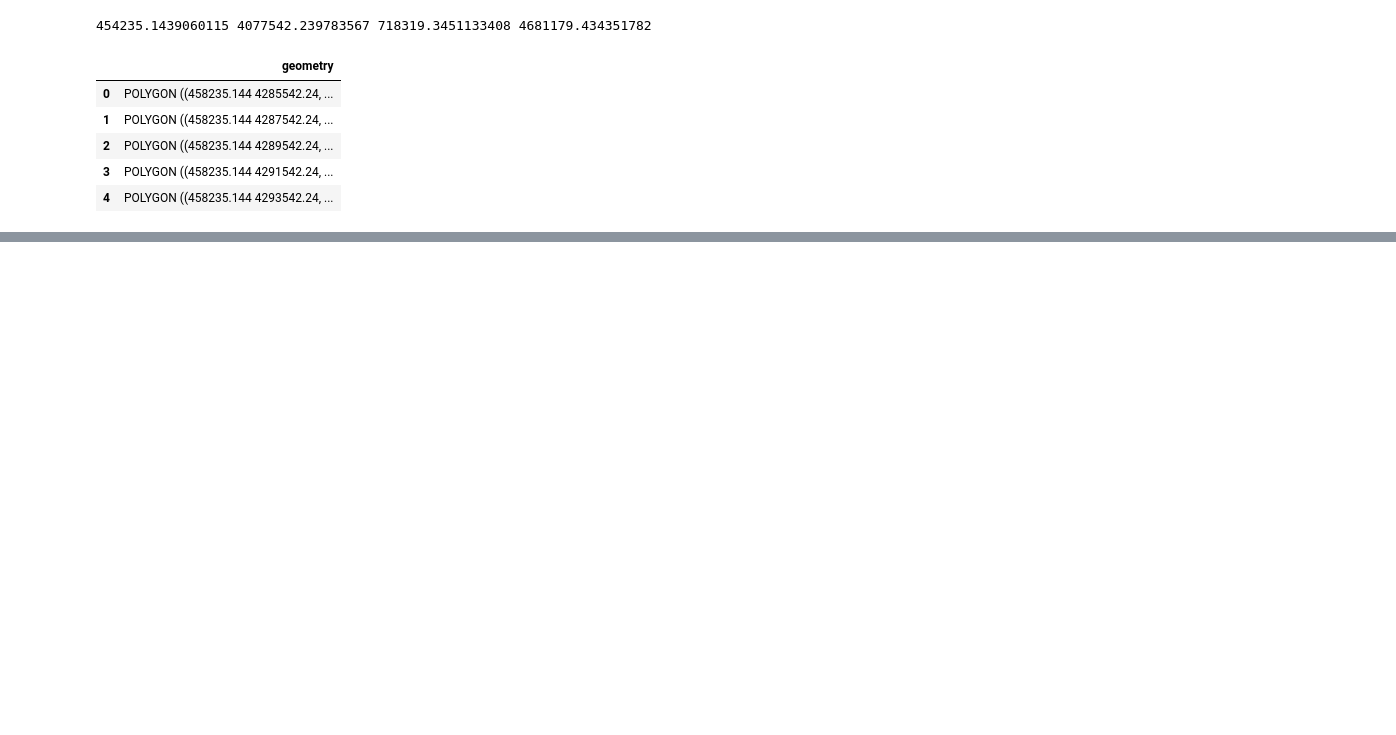
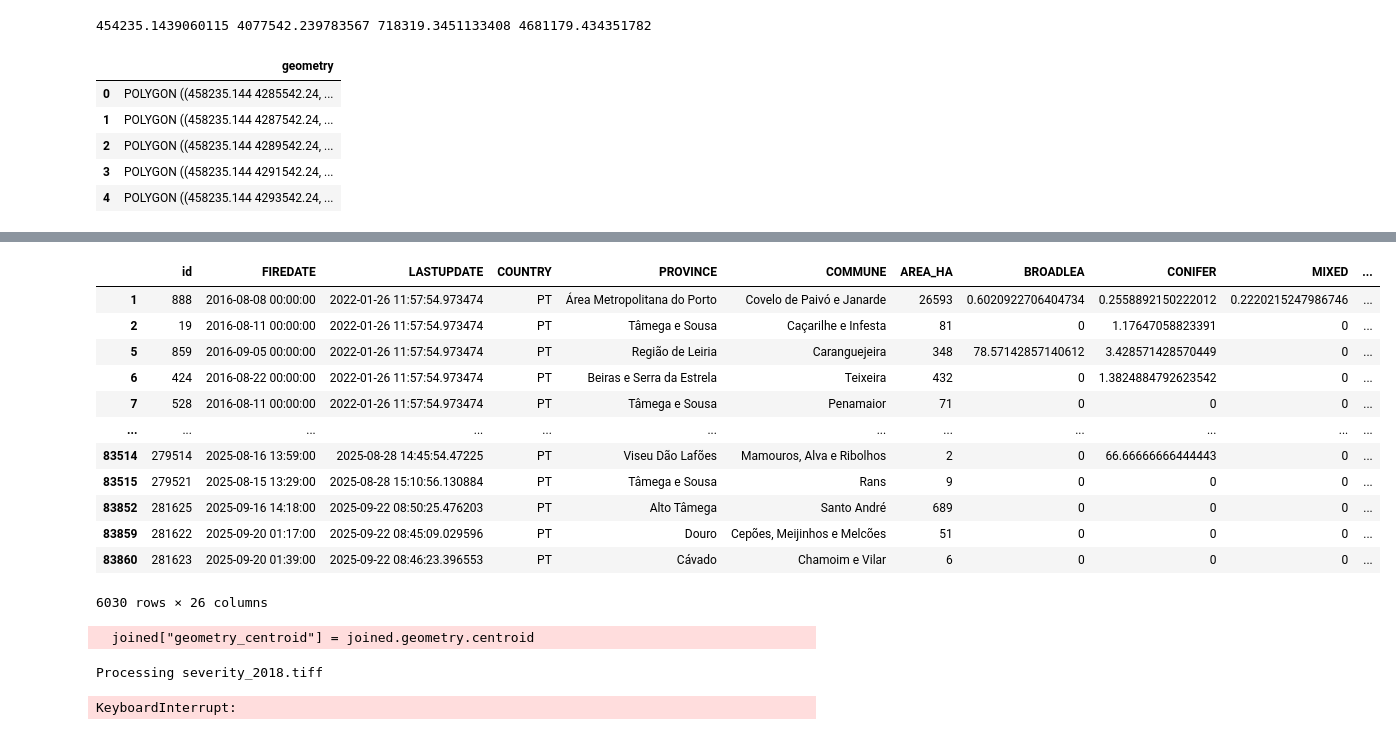
Before and after one commit to selinceydeli/Full-Graph_Wildfire_Prediction, a Jupyter notebook: prep_data.ipynb, the cells around one changed output, grey strips where cells are left out. Drawn from its saved outputs; the diff is of its cells as text; code cells hidden in the pictures; blank space fills up the shorter version.

```diff
--- a/prep_data.ipynb
+++ b/prep_data.ipynb
@@ -93,0 +141,5 @@ fire_data = fire_data.to_crs(coord_ref_sys)
+# %%
+# fires_with_centroids["centroid_x"] = fire_data["GEOMETRY"]
+fire_data["centroid_x_fire"] = fire_data['geometry'].apply(lambda x: x.centroid.x)
+fire_data["centroid_y_fire"] = fire_data['geometry'].apply(lambda y: y.centroid.y)
+fire_data.head()
@@ -93,0 +154,60 @@ fire_data = fire_data.to_crs(coord_ref_sys)
+# %%
+fire_data = fire_data.to_crs(grid_gdf.crs)
+fire_data['geometry'] = fire_data.geometry.centroid
+joined = gpd.sjoin(fire_data, grid_gdf, how="right", predicate="within")
+fire_centroids = fire_data.copy()
+fire_centroids['geometry'] = fire_centroids.geometry.centroid
+
+# Perform spatial join: fire centroid within grid polygons - Faster than iterating over each centroid - https://www.youtube.com/watch?v=y85IKthrV-s
+# We join POINT with POLYGON
+
+joined = gpd.sjoin(fire_centroids, grid_gdf, how="left", predicate="within")
+
+joined['has_fire'] = ~joined['index_right'].isna()
+joined
+# %% [output]
+|  | id | FIREDATE | LASTUPDATE | COUNTRY | PROVINCE | COMMUNE | AREA_HA | BROADLEA | CONIFER | MIXED | ... |
+| 1 | 888 | 2016-08-08 00:00:00 | 2022-01-26 11:57:54.973474 | PT | Área Metropolitana do Porto | Covelo de Paivó e Janarde | 26593 | 0.6020922706404734 | 0.2558892150222012 | 0.2220215247986746 | ... |
+| 2 | 19 | 2016-08-11 00:00:00 | 2022-01-26 11:57:54.973474 | PT | Tâmega e Sousa | Caçarilhe e Infesta | 81 | 0 | 1.17647058823391 | 0 | ... |
+| 5 | 859 | 2016-09-05 00:00:00 | 2022-01-26 11:57:54.973474 | PT | Região de Leiria | Caranguejeira | 348 | 78.57142857140612 | 3.428571428570449 | 0 | ... |
+| 6 | 424 | 2016-08-22 00:00:00 | 2022-01-26 11:57:54.973474 | PT | Beiras e Serra da Estrela | Teixeira | 432 | 0 | 1.3824884792623542 | 0 | ... |
+| 7 | 528 | 2016-08-11 00:00:00 | 2022-01-26 11:57:54.973474 | PT | Tâmega e Sousa | Penamaior | 71 | 0 | 0 | 0 | ... |
+| ... | ... | ... | ... | ... | ... | ... | ... | ... | ... | ... | ... |
+| 83514 | 279514 | 2025-08-16 13:59:00 | 2025-08-28 14:45:54.47225 | PT | Viseu Dão Lafões | Mamouros, Alva e Ribolhos | 2 | 0 | 66.66666666444443 | 0 | ... |
+| 83515 | 279521 | 2025-08-15 13:29:00 | 2025-08-28 15:10:56.130884 | PT | Tâmega e Sousa | Rans | 9 | 0 | 0 | 0 | ... |
+| 83852 | 281625 | 2025-09-16 14:18:00 | 2025-09-22 08:50:25.476203 | PT | Alto Tâmega | Santo André | 689 | 0 | 0 | 0 | ... |
+| 83859 | 281622 | 2025-09-20 01:17:00 | 2025-09-22 08:45:09.029596 | PT | Douro | Cepões, Meijinhos e Melcões | 51 | 0 | 0 | 0 | ... |
+| 83860 | 281623 | 2025-09-20 01:39:00 | 2025-09-22 08:46:23.396553 | PT | Cávado | Chamoim e Vilar | 6 | 0 | 0 | 0 | ... |
+6030 rows × 26 columns
+# %%
+import numpy as np
+from tqdm import tqdm
+joined["geometry_centroid"] = joined.geometry.centroid
+coords = [(geom.x, geom.y) for geom in joined.geometry_centroid]
+
+# Initialize with zeros
+# Note: this method does not handle an edge case where multiple fires occured at the same place,
+joined["fire_intensity"] = 0
+
+for filename in tqdm(os.listdir(WILDFIRE_SEVERITY_DIR)):
+    if filename.endswith(".tiff"):
+        filepath = os.path.join(WILDFIRE_SEVERITY_DIR, filename)
+        with rasterio.open(filepath) as src:
+            print(f"Processing {filename}")
+
+            # Ensure CRS match
+            if joined.crs != src.crs:
+                joined = joined.to_crs(src.crs)
+                joined["geometry_centroid"] = joined.geometry.centroid
+                coords = [(geom.x, geom.y) for geom in joined.geometry_centroid]
+
+            # Get raster values
+            values = np.array([val[0] for val in src.sample(coords)])
+            print(values)
+
+            # Take the maximum intensity per fire across rasters
+            joined["fire_intensity"] = np.maximum(joined["fire_intensity"], values)
+# %% [output]
+  joined["geometry_centroid"] = joined.geometry.centroid
+Processing severity_2018.tiff
+KeyboardInterrupt:
```
Also changed, not shown: parts of 23 cells of this notebook, 1 other file.
